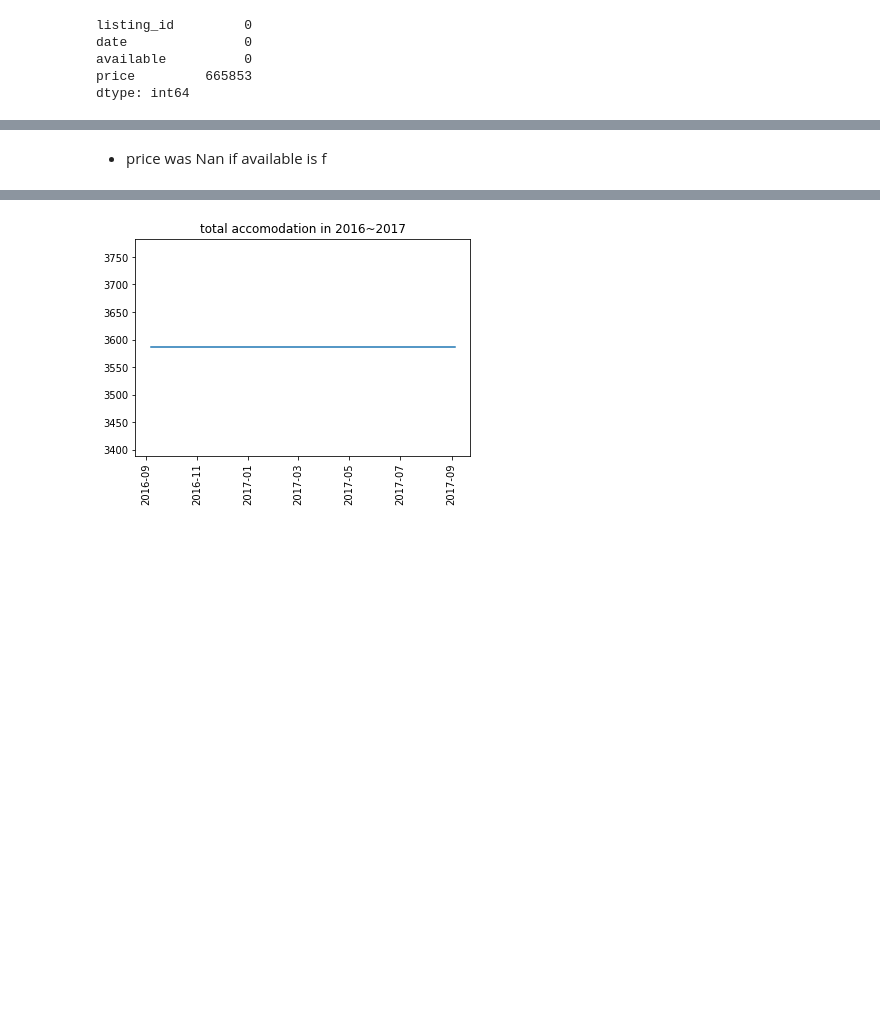
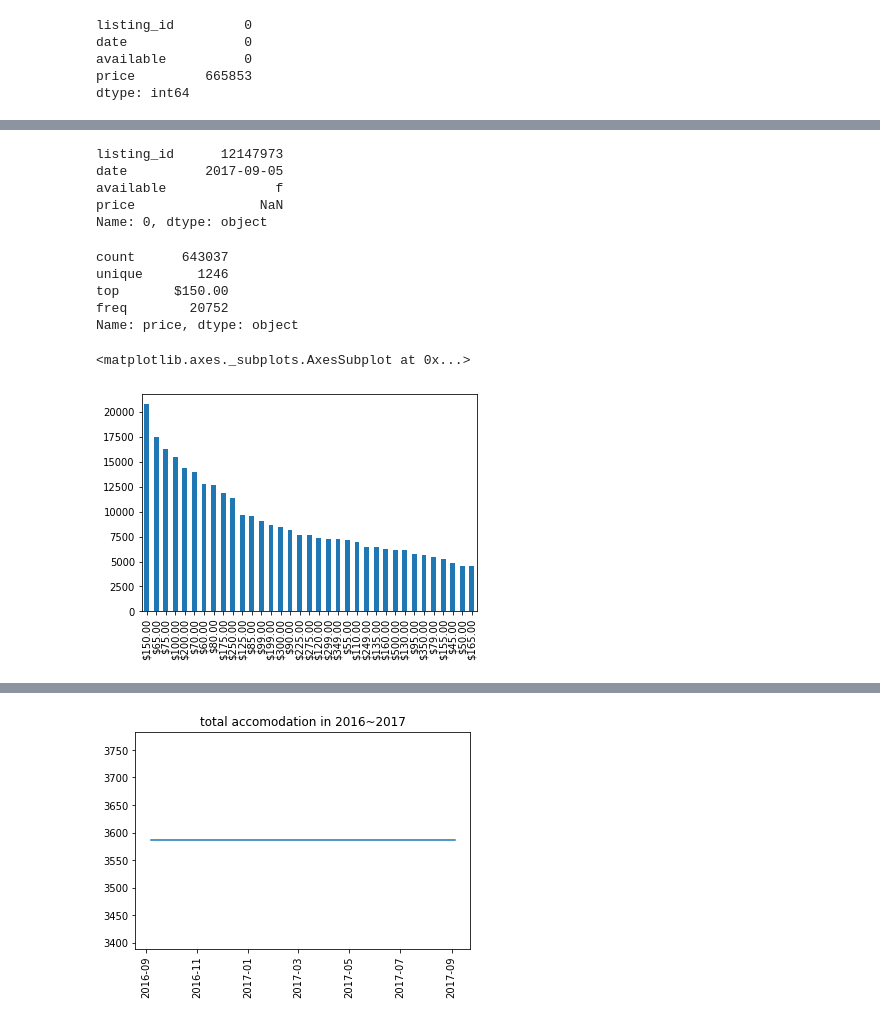
Before and after one commit to wookie0127/udacity-write-blog, a Jupyter notebook: CIRSP_DM_about_Boston_Airbnb.ipynb, the cells around one changed output, grey strips where cells are left out. Drawn from its saved outputs; the diff is of its cells as text; code cells hidden in the pictures; blank space fills up the shorter version.

```diff
--- a/CIRSP_DM_about_Boston_Airbnb.ipynb
+++ b/CIRSP_DM_about_Boston_Airbnb.ipynb
@@ -139,2 +134,18 @@ bt_cal_df.shape
-# %% [markdown]
-- price was Nan if available is f
+# %%
+bt_cal_df.iloc[0]
+# %% [output]
+listing_id      12147973
+date          2017-09-05
+available              f
+price                NaN
+Name: 0, dtype: object
+# %%
+bt_cal_df.price.describe()
+# %% [output]
+count      643037
+unique       1246
+top       $150.00
+freq        20752
+Name: price, dtype: object
+# %%
+tmp = bt_cal_df['price'].value_counts()
@@ -140,0 +154,5 @@ bt_cal_df.shape
+# %%
+tmp[:35].plot(kind='bar')
+# %% [output]
+<matplotlib.axes._subplots.AxesSubplot at 0x...>
+[figure, added]
```
Also changed, not shown: parts of 43 cells of this notebook.
